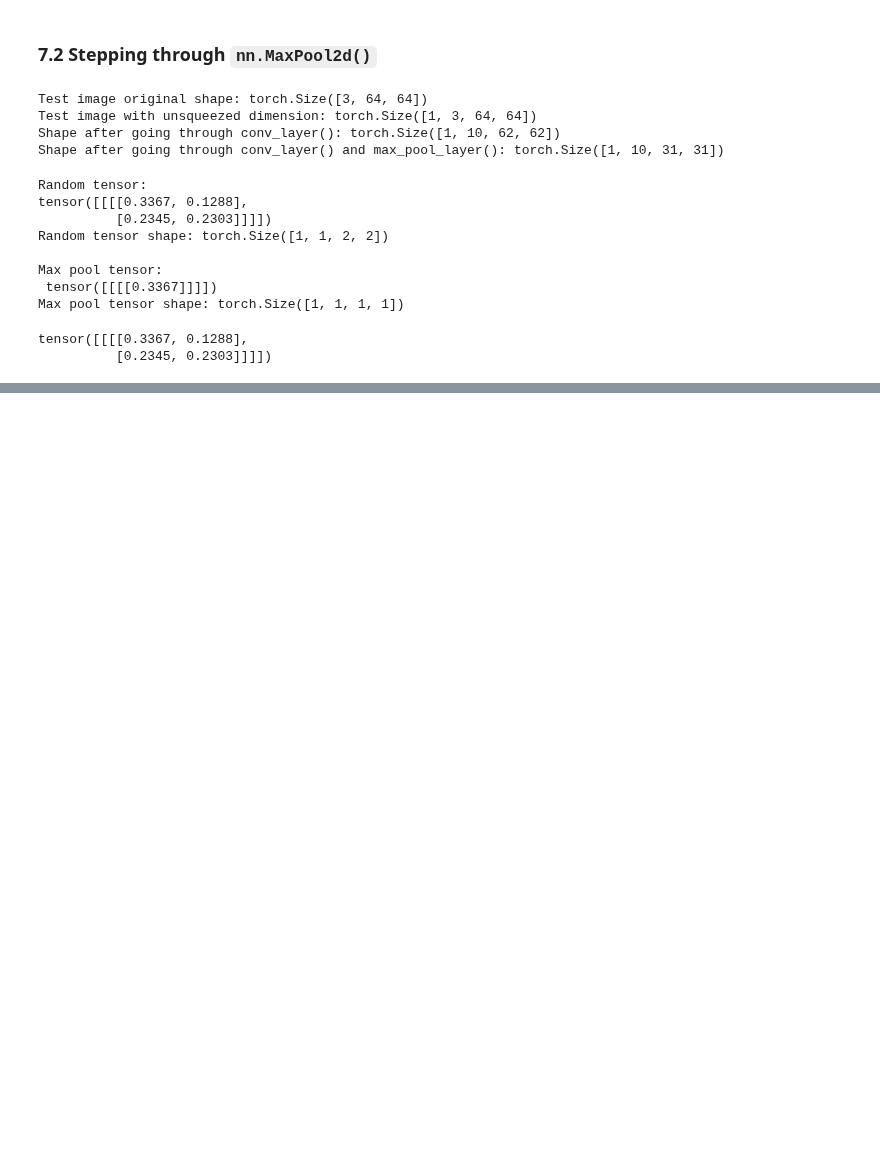
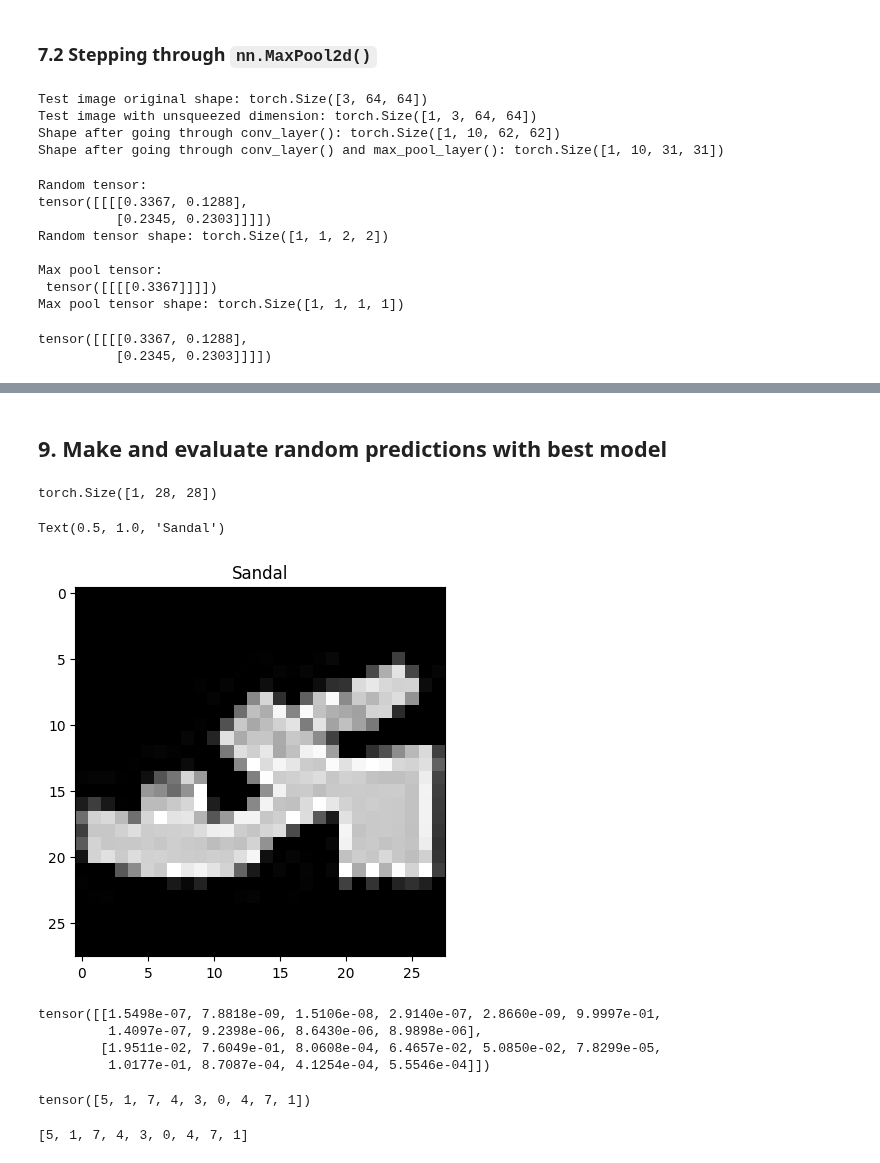
Before and after one commit to prathyushmadhu/Pytorch-essentials, a Jupyter notebook: 03_pytorch_computer_vision.ipynb, the cells around one changed output, grey strips where cells are left out. Cells and saved outputs as stored; diff of their text form; code cells hidden in the pictures; blank space fills up the shorter version.

```diff
--- a/03_pytorch_computer_vision.ipynb
+++ b/03_pytorch_computer_vision.ipynb
@@ -992,0 +1120,2 @@ tensor([[[[0.3367, 0.1288],
+# %% [markdown]
+## 9. Make and evaluate random predictions with best model
@@ -992,0 +1145,41 @@ tensor([[[[0.3367, 0.1288],
+# %%
+import random
+random.seed(42)
+test_samples = []
+test_labels = []
+for sample, label in random.sample(list(test_data), k=9):
+  test_samples.append(sample)
+  test_labels.append(label)
+
+# View the first sample shape
+test_samples[0].shape
+# %% [output]
+torch.Size([1, 28, 28])
+# %%
+plt.imshow(test_samples[0].squeeze(), cmap="gray")
+plt.title(class_names[test_labels[0]])
+# %% [output]
+Text(0.5, 1.0, 'Sandal')
+[figure, added]
+# %%
+# Make predictions
+pred_probs = make_predictions(model=model_2,
+                              data=test_samples)
+
+# View first two prediction probabilities
+pred_probs[:2]
+# %% [output]
+tensor([[1.5498e-07, 7.8818e-09, 1.5106e-08, 2.9140e-07, 2.8660e-09, 9.9997e-01,
+         1.4097e-07, 9.2398e-06, 8.6430e-06, 8.9898e-06],
+        [1.9511e-02, 7.6049e-01, 8.0608e-04, 6.4657e-02, 5.0850e-02, 7.8299e-05,
+         1.0177e-01, 8.7087e-04, 4.1254e-04, 5.5546e-04]])
+# %%
+# Convert prediction probabilities to labels
+pred_classes = pred_probs.argmax(dim=1)
+pred_classes
+# %% [output]
+tensor([5, 1, 7, 4, 3, 0, 4, 7, 1])
+# %%
+test_labels
+# %% [output]
+[5, 1, 7, 4, 3, 0, 4, 7, 1]
```
Also changed, not shown: parts of 21 cells of this notebook.
